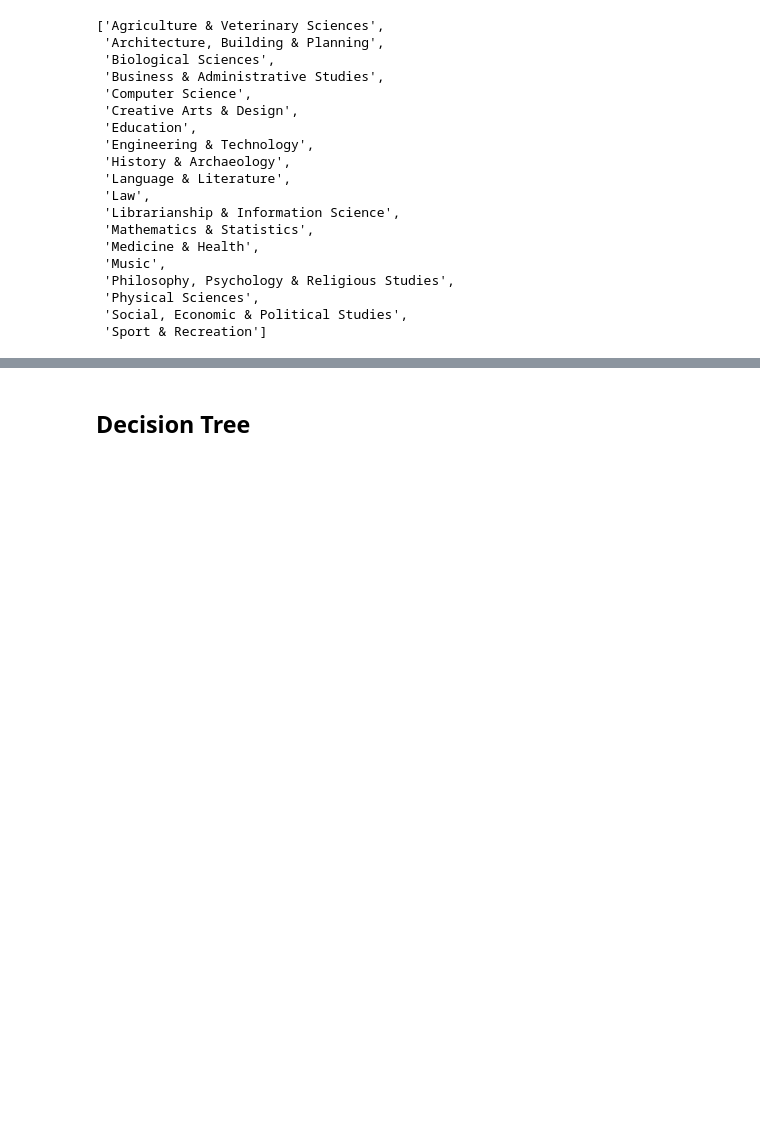
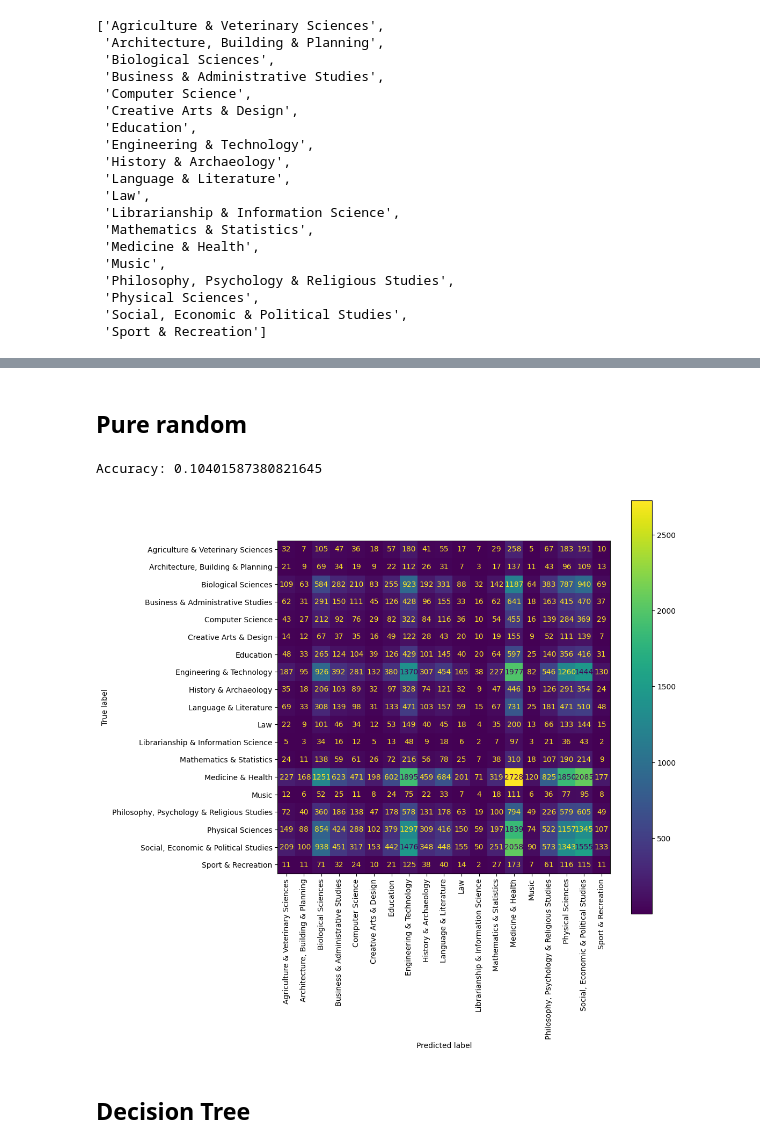
Before and after one commit to rchan26/ethos_TDS, a Jupyter notebook: notebooks/subject_classification_abstracts.ipynb, the cells around one changed output, grey strips where cells are left out. Drawn from its saved outputs; the diff is of its cells as text; code cells hidden in the pictures; blank space fills up the shorter version.

```diff
--- a/notebooks/subject_classification_abstracts.ipynb
+++ b/notebooks/subject_classification_abstracts.ipynb
@@ -26,12 +26,12 @@ len(df_2)
 # %% [output]
 320527
 # %%
-# obtain abstract embeddings
-abstract_docs = list(nlp.pipe(df_2["Abstract"], n_process=6))
-abstract_embeddings = np.array([doc.vector for doc in abstract_docs])
+# # obtain abstract embeddings
+# abstract_docs = list(nlp.pipe(df_2["Abstract"], n_process=8))
+# abstract_embeddings = np.array([doc.vector for doc in abstract_docs])
 
-# with open("spacy_abstract_embeddings.pkl", 'rb') as f:
-#     embeddings = pickle.load(f)
+with open("spacy_abstract_embeddings.pkl", 'rb') as f:
+    abstract_embeddings = pickle.load(f)
 # %%
 # save the embeddings for later use
 with open("spacy_abstract_embeddings.pkl", 'wb') as f:
@@ -39,7 +39,7 @@ with open("spacy_abstract_embeddings.pkl", 'wb') as f:
 # %%
 labels = np.array(df_2["Subject Discipline"])
 subjects = sorted(list(set(labels)))
-label_index = [subjects.index(l) for l in labels]
+label_index = np.array([subjects.index(l) for l in labels])
 # %%
 subjects
 # %% [output]
@@ -77,6 +121,22 @@ def plot_confusion_matrix(predictions, true, label_names):
     cm = confusion_matrix(true, predictions)
     cm_display = ConfusionMatrixDisplay(cm, display_labels=label_names).plot(ax=ax,
                                                                              xticks_rotation="vertical")
+# %% [markdown]
+## Pure random
+# %%
+np.random.seed(seed)
+random_predictions = np.random.choice(label_index, size = len(y_test))
+
+# model accuracy for X_test
+print(f"Accuracy: {((random_predictions == y_test).sum() / len(y_test)).item()}")
+
+# creating a confusion matrix
+plot_confusion_matrix(predictions = random_predictions,
+                      true = y_test,
+                      label_names = subjects)
+# %% [output]
+Accuracy: 0.10401587380821645
+[figure, added]
 # %% [markdown]
 ## Decision Tree
 # %%
```
Also changed, not shown: parts of 15 cells of this notebook, 7 other files.
